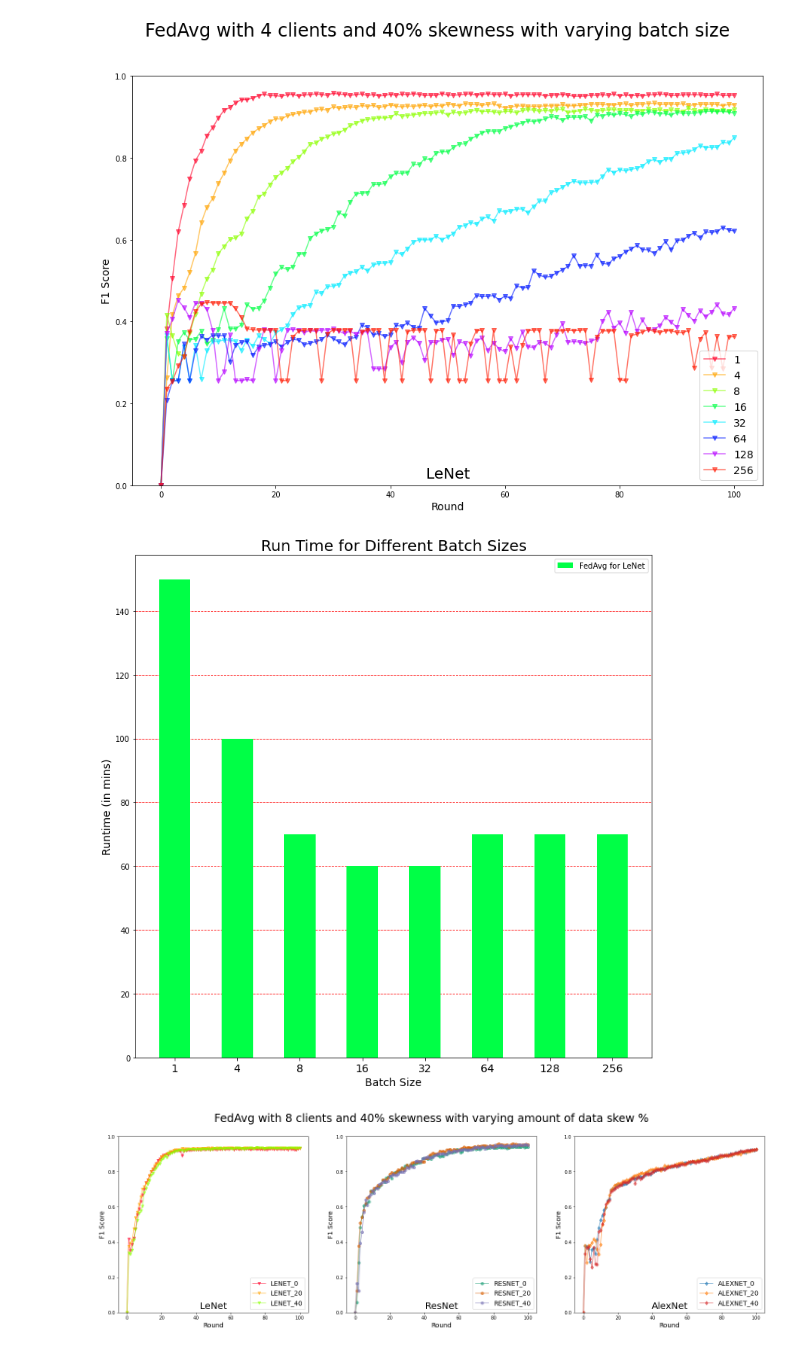
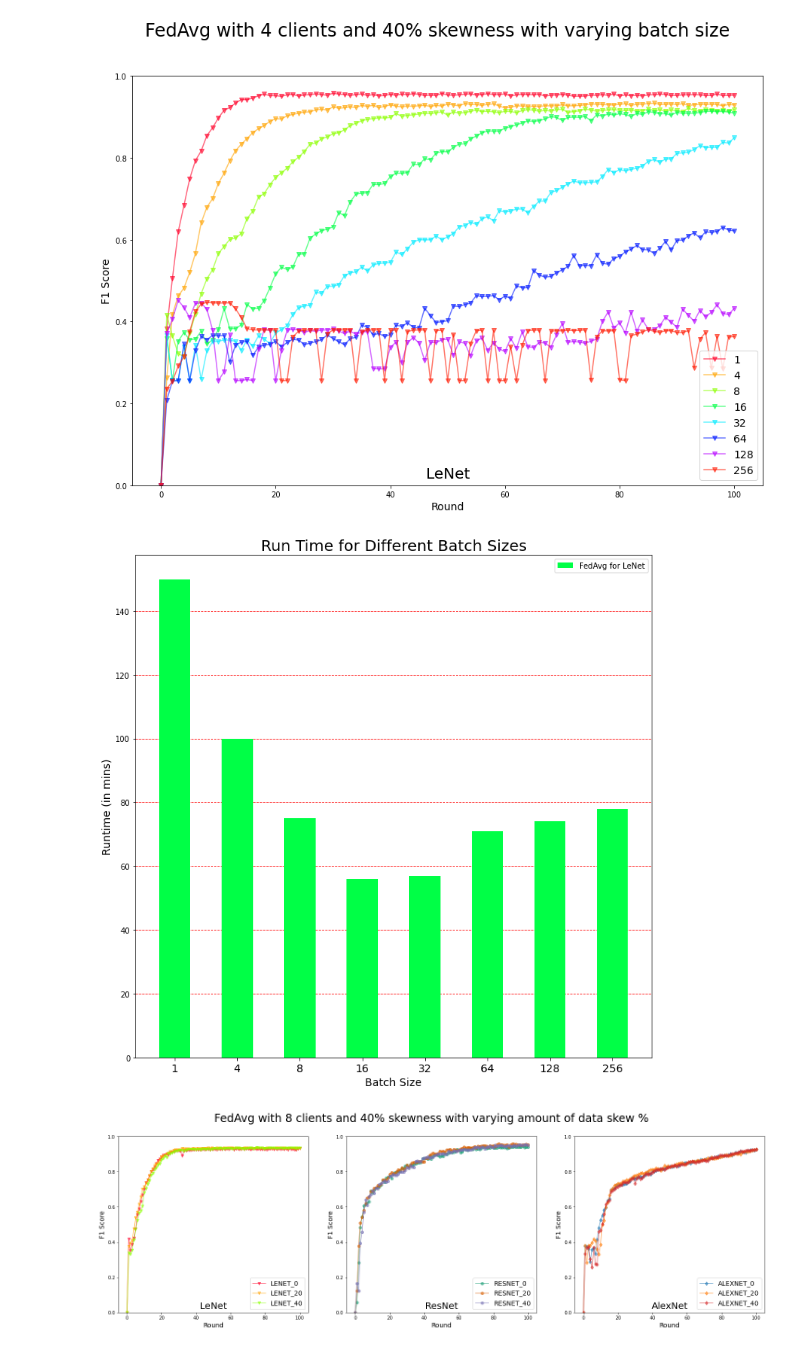
Before and after one commit to anandcu3/Federated-Learning-for-Remote-Sensing, a Jupyter notebook: the new plots notebook.ipynb, the cells around one changed output. Cells and saved outputs as stored; diff of their text form; code cells hidden in the pictures.

Commit message:
Final Plots (almost)

```diff
--- a/the new plots notebook.ipynb
+++ b/the new plots notebook.ipynb
@@ -303,21 +303,21 @@ plot_curves(batch_size_comparision,ax,'LeNet',0.0,1.0,"F1 Score")
 # %%
 x = np.arange(8)  # the label locations
 width = 0.5
 #plt.figure(figsize=(10, 8))
 
 fig, ax = plt.subplots(figsize=(12,12))
-rects1 = ax.bar(x, [150,100,70,60,60,70,70,70], width, label='FedAvg for LeNet',color=next_color(cm.get_cmap('gist_rainbow'), 3))
+rects1 = ax.bar(x, [150,100,75,56,57,71,74,78], width, label='FedAvg for LeNet',color=next_color(cm.get_cmap('gist_rainbow'), 3))
 ax.set_ylabel('Runtime (in mins)',fontsize=14)
 ax.set_title('Run Time for Different Batch Sizes',fontsize=20)
 ax.set_xlabel('Batch Size',fontsize=14)
 ax.set_xticks(x)
 ax.set_axisbelow(True)
 ax.grid(axis='y',color='red', linestyle='dashed')
 ax.set_xticklabels(["1","4","8","16","32","64","128","256"],fontsize=14)
 ax.legend()
 _=plt.show()
 # %% [output]
-[figure, old version]
+[figure, new version]
 # %%
 restart_colors()
 
```
